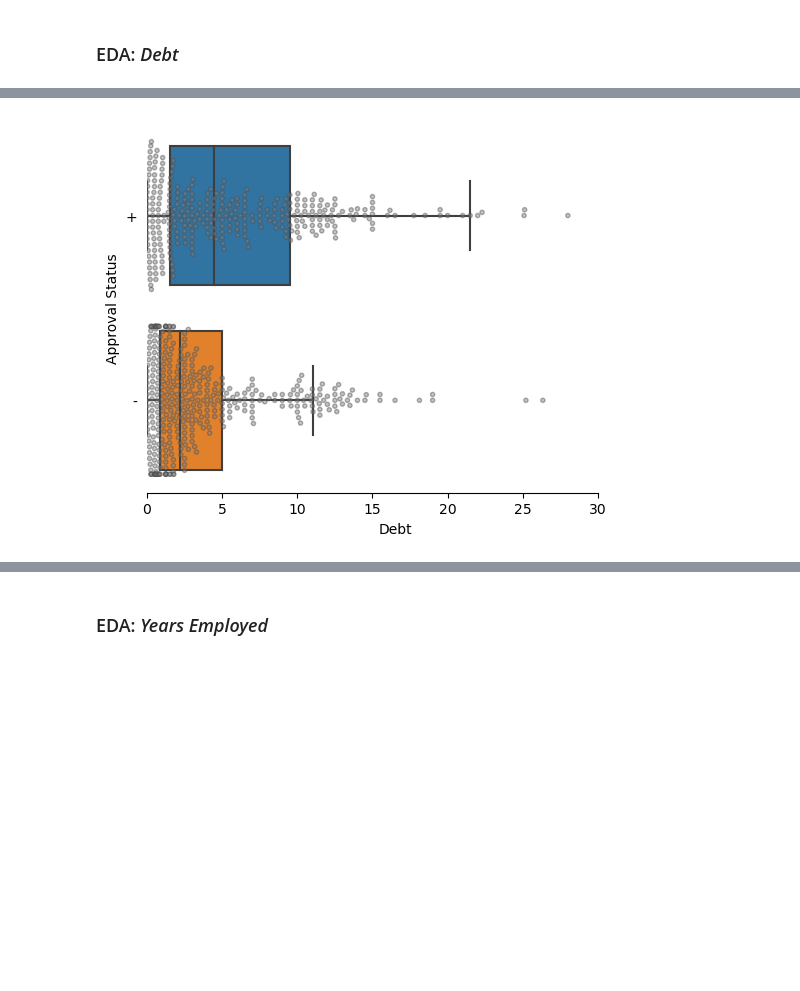
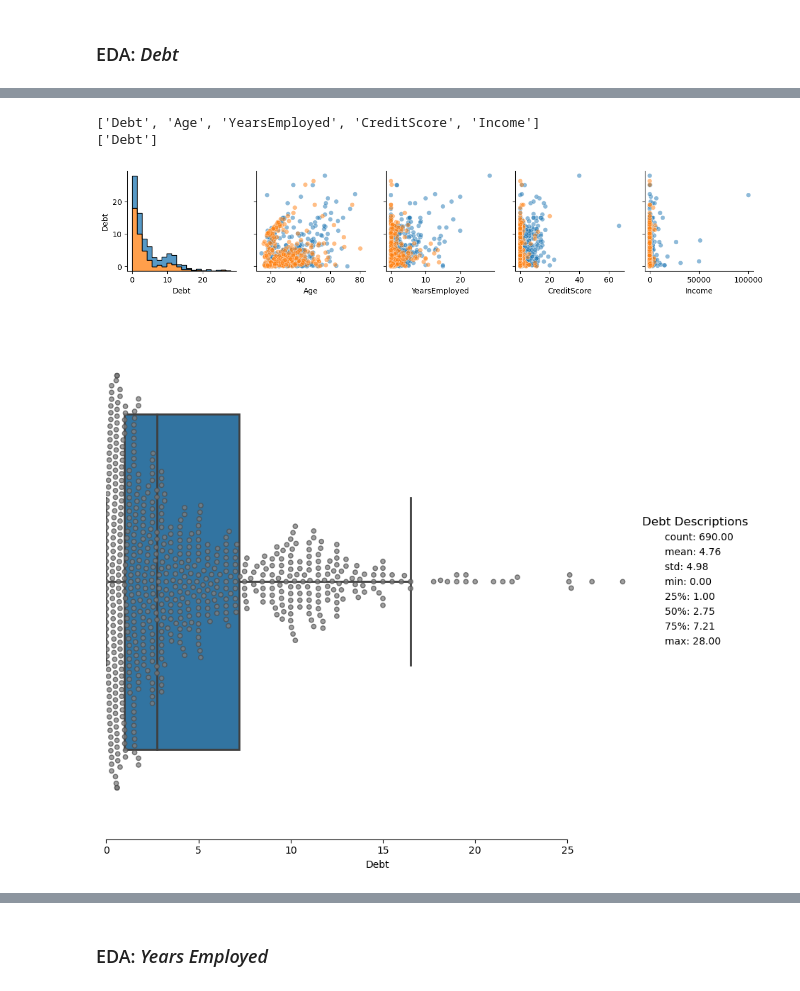
Before and after one commit to nvbergen/DC_project_CC_apps, a Jupyter notebook: Code/Credit approval Project.ipynb, the cells around one changed output, grey strips where cells are left out. Drawn from its saved outputs; the diff is of its cells as text; code cells hidden in the pictures; blank space fills up the shorter version.

```diff
--- a/Code/Credit approval Project.ipynb
+++ b/Code/Credit approval Project.ipynb
@@ -1016,7 +1016,3 @@ There are three plots that will be generated for each variable in this section.
 1. a Row of the grid (above)
 1. A boxplot/swarmplot overlay with descriptive stats
 1. A boxplot / swarmplot overlay with descriptive stats with `hue` set to our target variable.
-# %%
-x_vars = [col for col in apps2.describe().columns]
-print(x_vars.insert(0, x_vars.pop(x_vars.index('CreditScore'))))
-print(x_vars)
@@ -1224,10 +1154,10 @@ Name: Debt, dtype: float64
-# %%
-ax = sns.boxplot(y= 'ApprovalStatus', x= 'Debt', data=apps2, showfliers = False, showcaps = True, width = .75)
-ax = sns.swarmplot(y = 'ApprovalStatus', x = 'Debt', data = apps2, color = 'grey', alpha = 0.45, size = 3, linewidth=1)
-ax.set(ylabel="Approval Status")
-
-ax.set_xlim(0,(apps2['Debt'].max()+5))
-ax.tick_params(left=False, bottom=True)
-sns.despine(left = True, trim = True)
-# %% [output]
-[figure, removed]
+# %%
+grid_row(apps2, 'Debt', 'ApprovalStatus')
+# %% [output]
+['Debt', 'Age', 'YearsEmployed', 'CreditScore', 'Income']
+['Debt']
+[figure, added]
+# %%
+singlebox(apps2, 'Debt', y=None)
+# %% [output]
+[figure, added]
```
Also changed, not shown: parts of 21 cells of this notebook.
